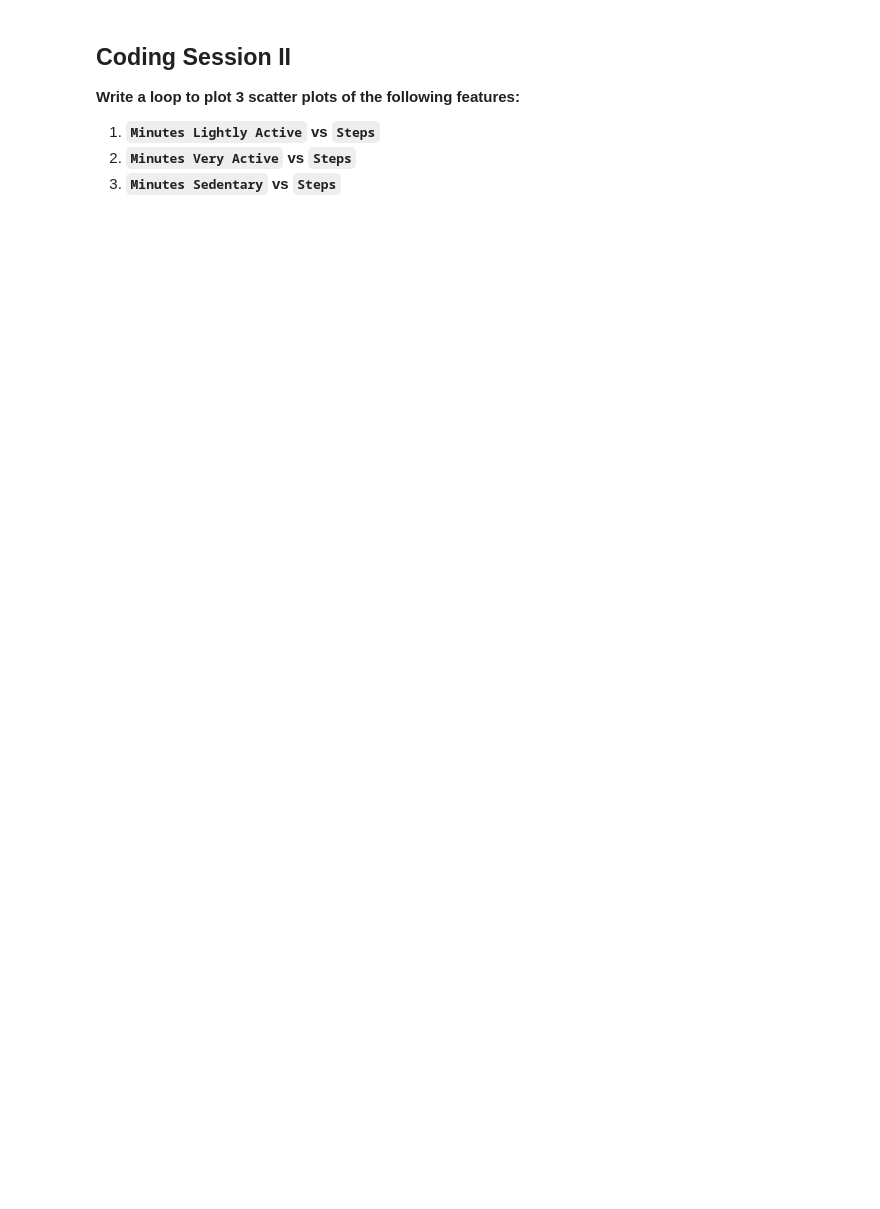
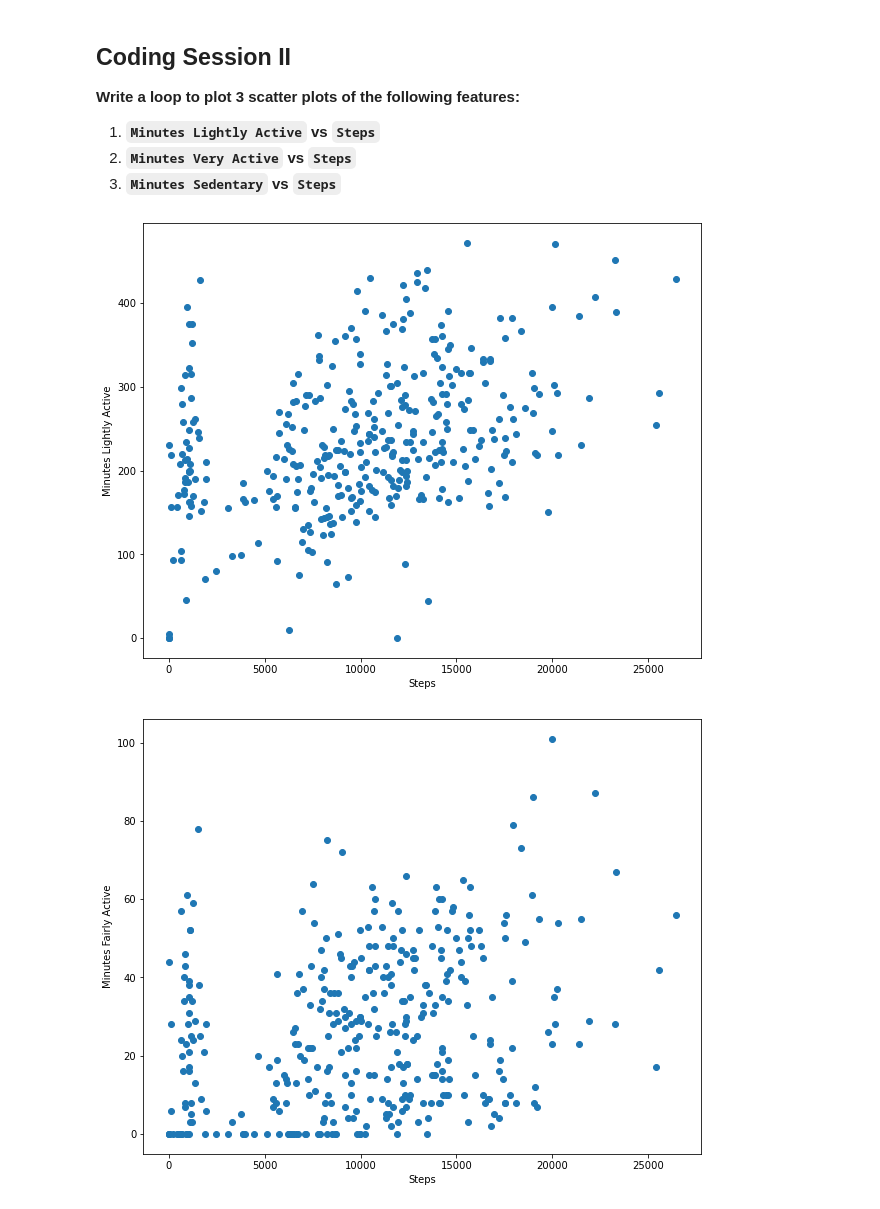
Before and after one commit to Ironhack-Part-Time-Enero2022/lab-visualization-extra, a Jupyter notebook: challenge-1.ipynb, the cells around one changed output. Cells and saved outputs as stored; diff of their text form; code cells hidden in the pictures; blank space fills up the shorter version.

```diff
--- a/challenge-1.ipynb
+++ b/challenge-1.ipynb
@@ -51,0 +94,14 @@ Hints:
+# %%
+quedan = ['Steps', 'Minutes Lightly Active', 'Minutes Fairly Active', 'Minutes Very Active']
+columnas = ['Minutes Lightly Active', 'Minutes Fairly Active', 'Minutes Very Active']
+df_activity_steps = fitbit[quedan]
+df_activity_steps.head(5)
+
+for i in columnas:
+    tabla_activity_steps = plt.scatter(df_activity_steps['Steps'], df_activity_steps[i])
+    plt.xlabel('Steps')
+    plt.ylabel(i);
+    plt.show()
+# %% [output]
+[figure, added]
+[figure, added]
```
Also changed, not shown: parts of 7 cells of this notebook.
